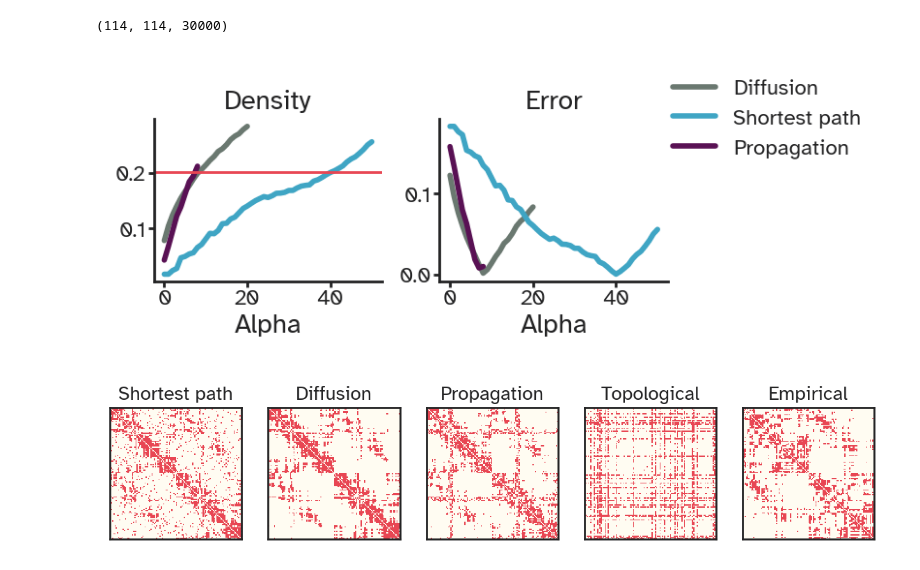
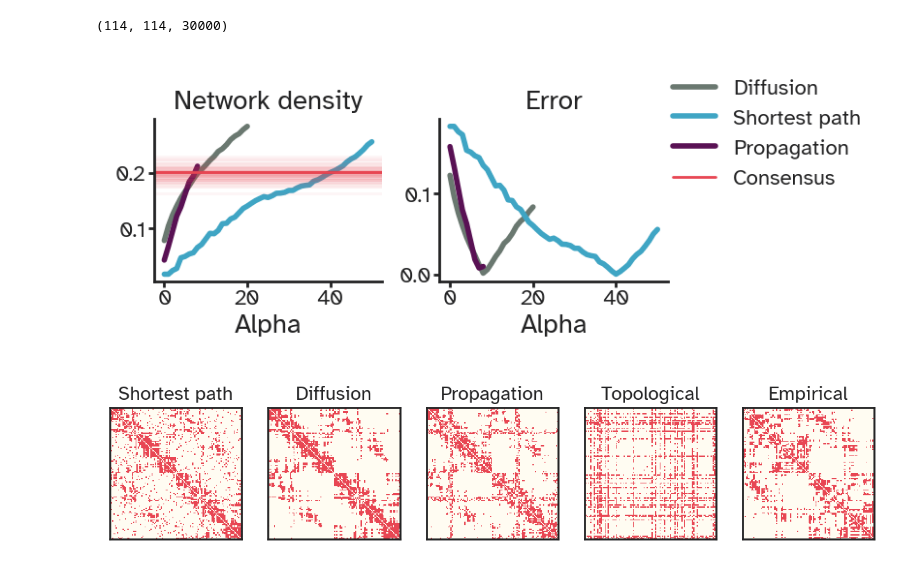
Before and after one commit to kuffmode/Optimal_networks, a Jupyter notebook: generative_analysis.ipynb, the cells around one changed output. Saved outputs shown, nothing was run; the diff lists cells and outputs as text; code cells hidden in the pictures.

```diff
--- a/generative_analysis.ipynb
+++ b/generative_analysis.ipynb
@@ -33,3 +33,9 @@ consensus_mat = scipy.io.loadmat(
 connectivity = consensus_mat["LauConsensus"]["Matrices"][res_parcellation][0].astype(bool)
 coordinates = consensus_mat["LauConsensus"]["Matrices"][res_parcellation][3]
 euclidean_dis = squareform(pdist(coordinates, metric='euclidean'))
+all_connectivities = scipy.io.loadmat(
+    "datasets/human/Individual_Connectomes.mat",
+    simplify_cells=True,
+    squeeze_me=True,
+    chars_as_strings=True,
+)['connMatrices']['SC'][res_parcellation].astype(bool)
@@ -129,29 +152,33 @@ best_sp.shape
 # %%
 fig, axes = plt.subplot_mosaic([["A", "B"]],
                                figsize=(viz.cm_to_inch((8,4))),
                                dpi=200,sharex=True)
 axes["A"].plot(rd_densities,lw=2,label="Diffusion")
 axes["A"].plot(sp_densities,lw=2,color=viz_colors["colds"]["LAKE_BLUE"],label="Shortest path")
 axes["A"].plot(pd_densities,lw=2,color=viz_colors["purples"]["PURPLER"],label="Propagation")
 #axes["A"].plot(td_densities,lw=2,color=viz_colors["greens"]["SLOW_GREEN"],label="Topological")
 
-axes["A"].axhline(check_density(connectivity),color=viz_colors["warms"]["LECKER_RED"])
+axes["A"].axhline(check_density(connectivity),color=viz_colors["warms"]["LECKER_RED"],label="Consensus")
+
+for subject in range(all_connectivities.shape[2]):
+    axes["A"].axhline(densities[subject],color=viz_colors["warms"]["LECKER_RED"],alpha=0.05)
+
 
 axes["B"].plot(rd_scores,lw=2)
 axes["B"].plot(pd_scores,lw=2,color=viz_colors["purples"]["PURPLER"])
 axes["B"].plot(sp_scores,lw=2,color=viz_colors["colds"]["LAKE_BLUE"])
 #axes["B"].plot(td_scores,lw=2,color=viz_colors["greens"]["SLOW_GREEN"])
 
-axes["A"].set_title("Density")
+axes["A"].set_title("Network density")
 axes["B"].set_title("Error")
 axes["A"].set_xlabel("Alpha")
 axes["B"].set_xlabel("Alpha")
 fig.legend(bbox_to_anchor=(1.3,1),frameon=False)
 fig.tight_layout(w_pad=0.1)
 sns.despine()
 plt.savefig("figures/res1_densities_errors.pdf",dpi=600,bbox_inches='tight');
 # %% [output]
-[figure, old version]
+[figure, new version]
 # %%
 fig, axes = plt.subplot_mosaic([["A", "B", "C", "X","D"]],
                                figsize=(viz.cm_to_inch((18,4))),
```
Also changed, not shown: parts of 48 cells of this notebook, 27 other files.
